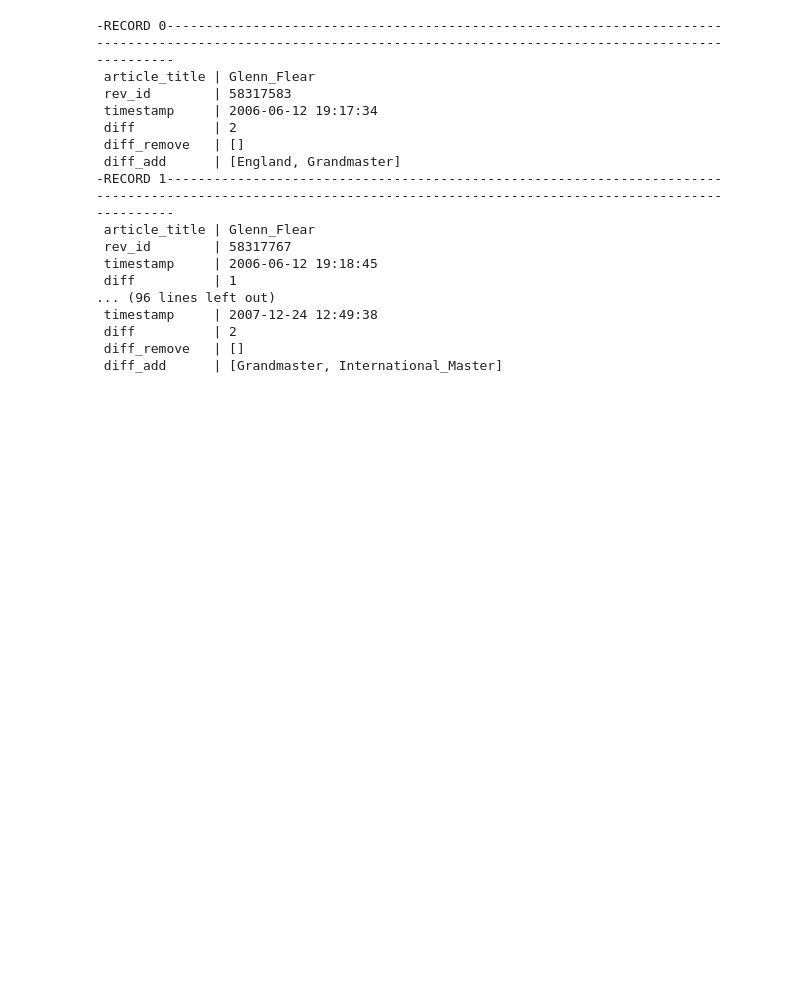
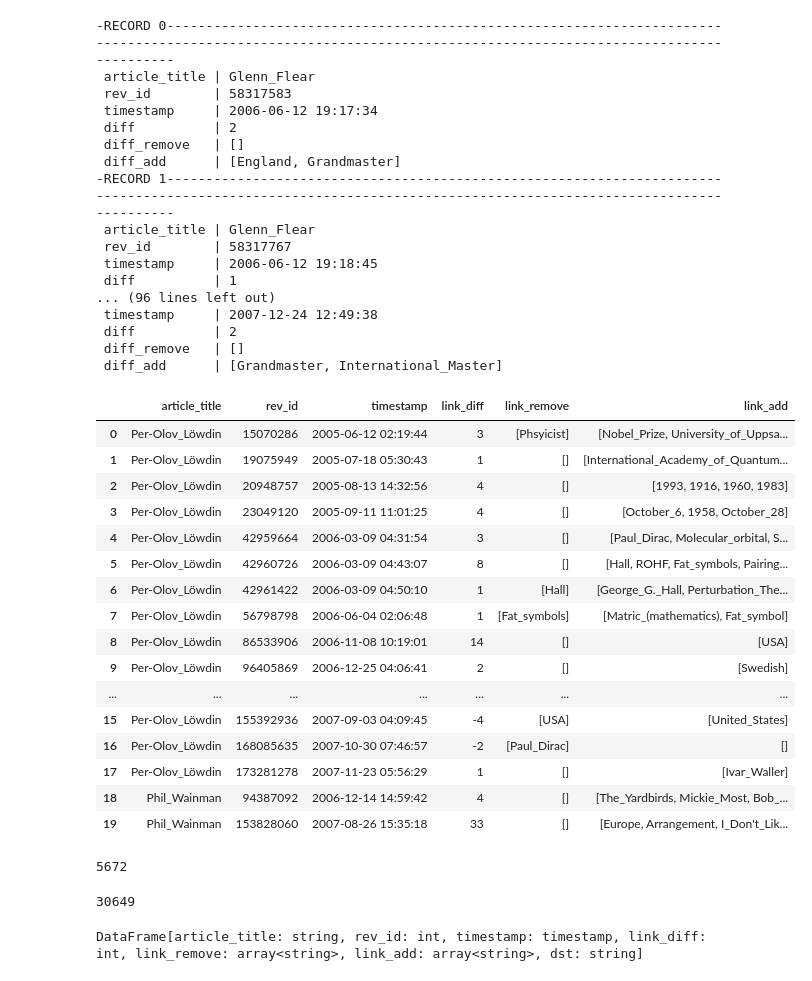
Before and after one commit to cs224w-f18-wikipedia-retention/wikipedia-retention, a Jupyter notebook: notebooks/4.2-acmiyaguchi-reference-counting.ipynb, the cells around one changed output. Cells and saved outputs as stored; diff of their text form; code cells hidden in the pictures; blank space fills up the shorter version.

Commit message:
Add reference diffs

```diff
--- a/notebooks/4.2-acmiyaguchi-reference-counting.ipynb
+++ b/notebooks/4.2-acmiyaguchi-reference-counting.ipynb
@@ -209,3 +211,55 @@ only showing top 5 rows
  diff          | 2
  diff_remove   | []
  diff_add      | [Grandmaster, International_Master]
+# %%
+revdiffs = (
+    revhistory
+    .select(
+        "article_title",
+        "rev_id",
+        "timestamp",
+        (F.size("main") - F.lag(F.size("main")).over(previous_rev)).alias("link_diff"),
+        F.array_except(F.lag("main").over(previous_rev), "main").alias("link_remove"),
+        F.array_except("main", F.lag("main").over(previous_rev)).alias("link_add")
+    )
+    .where("link_diff <> 0")
+)
+revdiffs.limit(20).toPandas()
+# %% [output]
+|  | article_title | rev_id | timestamp | link_diff | link_remove | link_add |
+| 0 | Per-Olov_Löwdin | 15070286 | 2005-06-12 02:19:44 | 3 | [Phsyicist] | [Nobel_Prize, University_of_Uppsa... |
+| 1 | Per-Olov_Löwdin | 19075949 | 2005-07-18 05:30:43 | 1 | [] | [International_Academy_of_Quantum... |
+| 2 | Per-Olov_Löwdin | 20948757 | 2005-08-13 14:32:56 | 4 | [] | [1993, 1916, 1960, 1983] |
+| 3 | Per-Olov_Löwdin | 23049120 | 2005-09-11 11:01:25 | 4 | [] | [October_6, 1958, October_28] |
+| 4 | Per-Olov_Löwdin | 42959664 | 2006-03-09 04:31:54 | 3 | [] | [Paul_Dirac, Molecular_orbital, S... |
+| 5 | Per-Olov_Löwdin | 42960726 | 2006-03-09 04:43:07 | 8 | [] | [Hall, ROHF, Fat_symbols, Pairing... |
+| 6 | Per-Olov_Löwdin | 42961422 | 2006-03-09 04:50:10 | 1 | [Hall] | [George_G._Hall, Perturbation_The... |
+| 7 | Per-Olov_Löwdin | 56798798 | 2006-06-04 02:06:48 | 1 | [Fat_symbols] | [Matric_(mathematics), Fat_symbol] |
+| 8 | Per-Olov_Löwdin | 86533906 | 2006-11-08 10:19:01 | 14 | [] | [USA] |
+| 9 | Per-Olov_Löwdin | 96405869 | 2006-12-25 04:06:41 | 2 | [] | [Swedish] |
+| ... | ... | ... | ... | ... | ... | ... |
+| 15 | Per-Olov_Löwdin | 155392936 | 2007-09-03 04:09:45 | -4 | [USA] | [United_States] |
+| 16 | Per-Olov_Löwdin | 168085635 | 2007-10-30 07:46:57 | -2 | [Paul_Dirac] | [] |
+| 17 | Per-Olov_Löwdin | 173281278 | 2007-11-23 05:56:29 | 1 | [] | [Ivar_Waller] |
+| 18 | Phil_Wainman | 94387092 | 2006-12-14 14:59:42 | 4 | [] | [The_Yardbirds, Mickie_Most, Bob_... |
+| 19 | Phil_Wainman | 153828060 | 2007-08-26 15:35:18 | 33 | [] | [Europe, Arrangement, I_Don't_Lik... |
+# %%
+revdiffs.count()
+# %% [output]
+5672
+# %%
+(
+    revdiffs
+    .withColumn("from", F.explode("link_add"))
+    .withColumn("to", F.explode("link_remove"))
+).count()
+# %% [output]
+30649
+# %%
+link_from = revdiffs.withColumn("src", F.explode("link_add"))
+link_to = revdiffs.withColumn("dst", F.explode("link_remove"))
+
+link_from.alias("link_from")
+link_to.alias("link_to")
+# %% [output]
+DataFrame[article_title: string, rev_id: int, timestamp: timestamp, link_diff: int, link_remove: array<string>, link_add: array<string>, dst: string]
```
Also changed, not shown: parts of 5 cells of this notebook.
